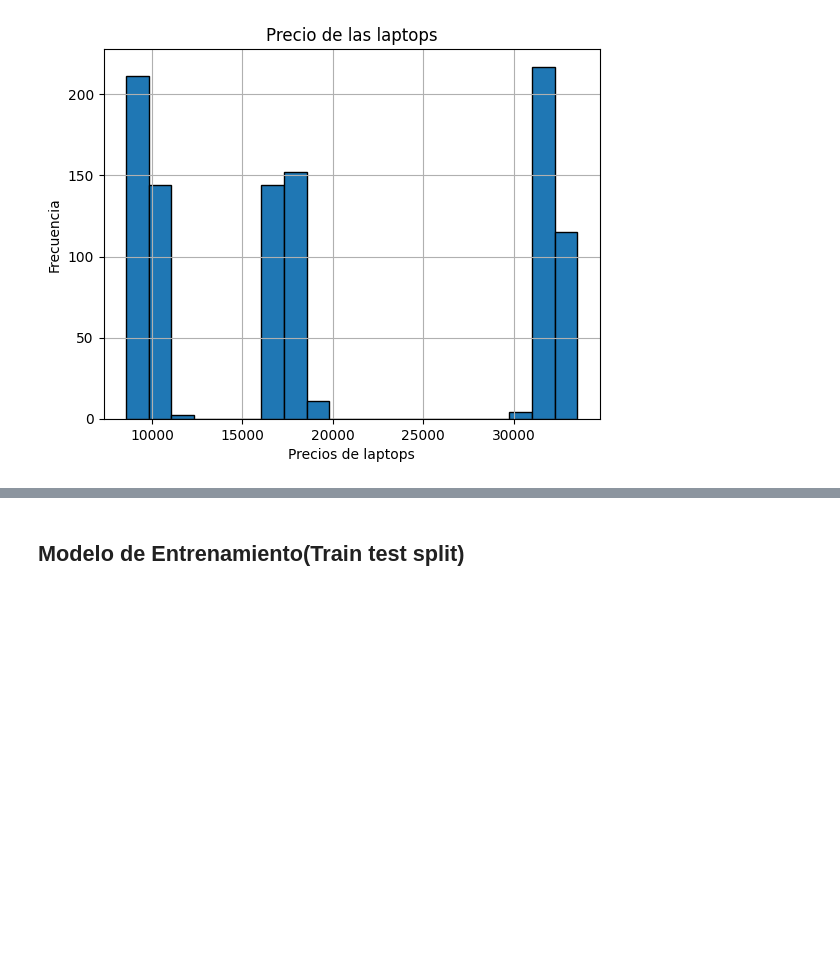
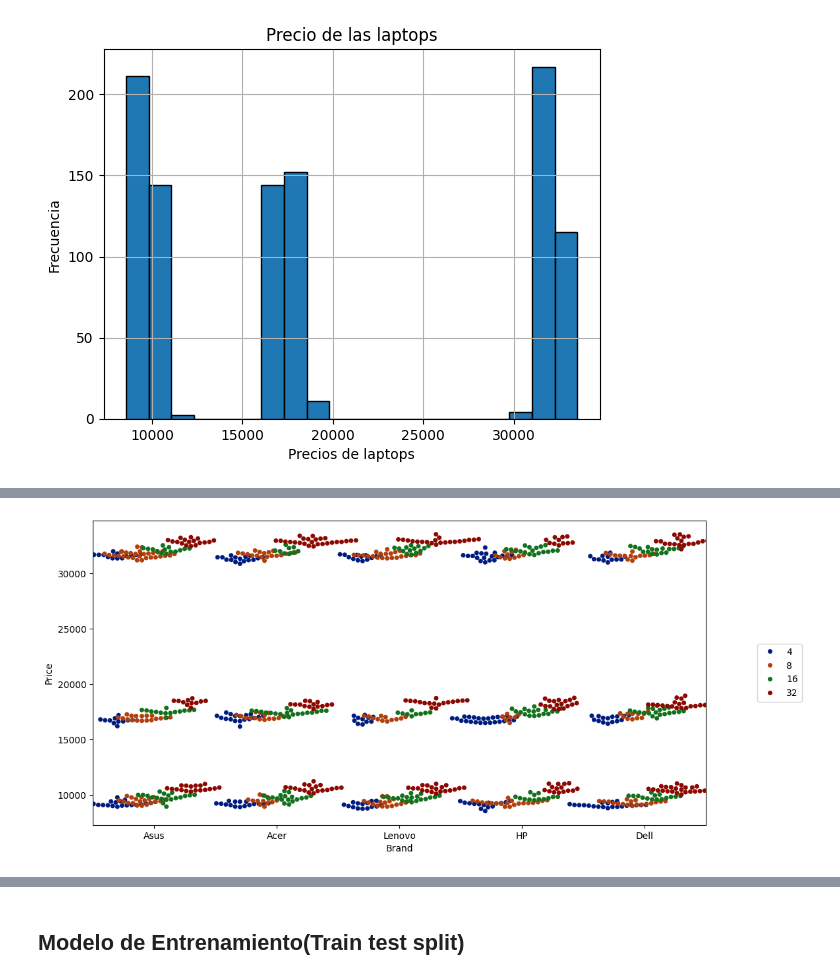
Before and after one commit to Isaac244/Proyecto_Machine_Learning, a Jupyter notebook: Proyecto-final.ipynb, the cells around one changed output, grey strips where cells are left out. Saved outputs shown, nothing was run; the diff lists cells and outputs as text; code cells hidden in the pictures; blank space fills up the shorter version.

```diff
--- a/Proyecto-final.ipynb
+++ b/Proyecto-final.ipynb
@@ -139,0 +146,9 @@ plt.show()
+# %%
+#GRAFICA DE PRECIO DE LAPTOP POR MEMORIA RAM
+#sns.displot(data=data_nueva, x='Price',hue='RAM_Size', kind='kde', legend=True, palette='dark', fill=True,col='RAM_Size')
+plt.figure(figsize=(12,6))
+sns.swarmplot(data=data_nueva, x='Brand', y='Price', hue='RAM_Size',  palette='dark', dodge=True)
+plt.legend(loc='center', bbox_to_anchor=(1.12,0.5))
+plt.show()
+# %% [output]
+[figure, added]
```
Also changed, not shown: parts of 10 cells of this notebook, 1 other file.
